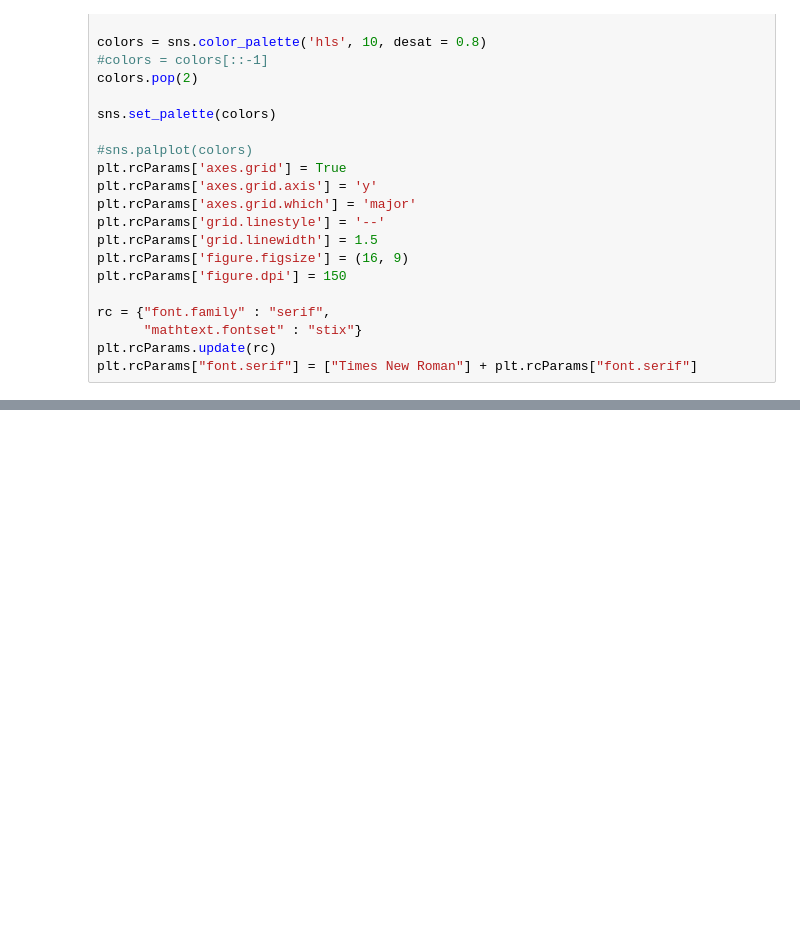
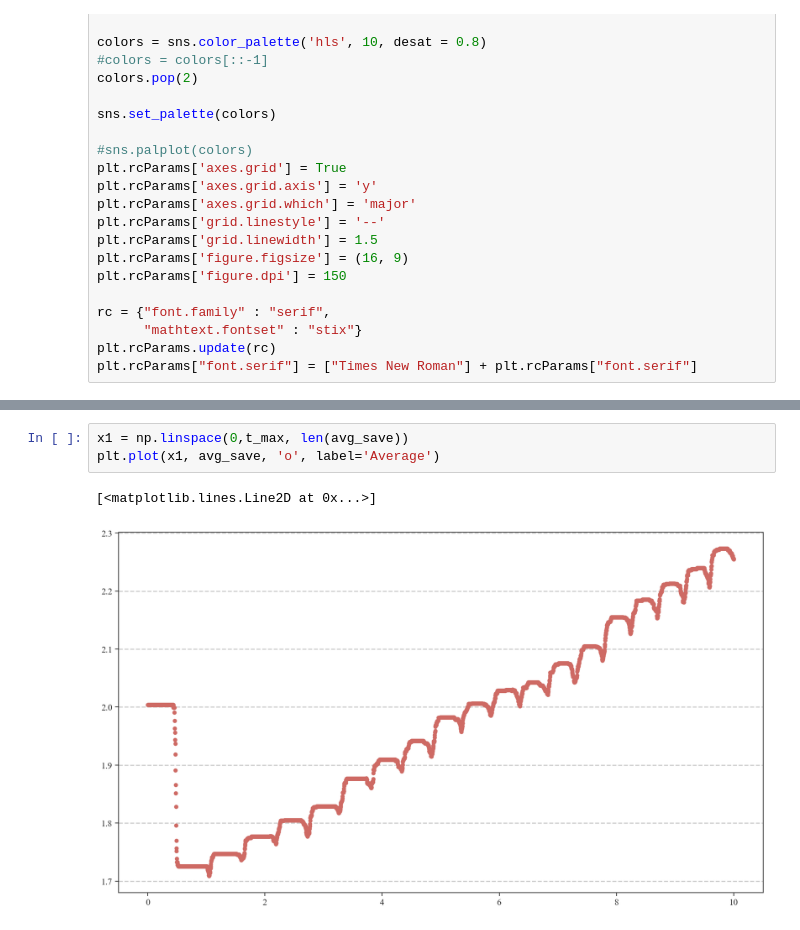
Before and after one commit to nielsdavidsen/Bachelor_2024, a Jupyter notebook: simulation_start.ipynb, the cells around one changed output, grey strips where cells are left out. Saved outputs shown, nothing was run; the diff lists cells and outputs as text; blank space fills up the shorter version.

```diff
--- a/simulation_start.ipynb
+++ b/simulation_start.ipynb
@@ -165,0 +139,6 @@ Text(0, 0.5, 'Frequency')
+# %%
+x1 = np.linspace(0,t_max, len(avg_save))
+plt.plot(x1, avg_save, 'o', label='Average')
+# %% [output]
+[<matplotlib.lines.Line2D at 0x...>]
+[figure, added]
```
Also changed, not shown: parts of 7 cells of this notebook.
